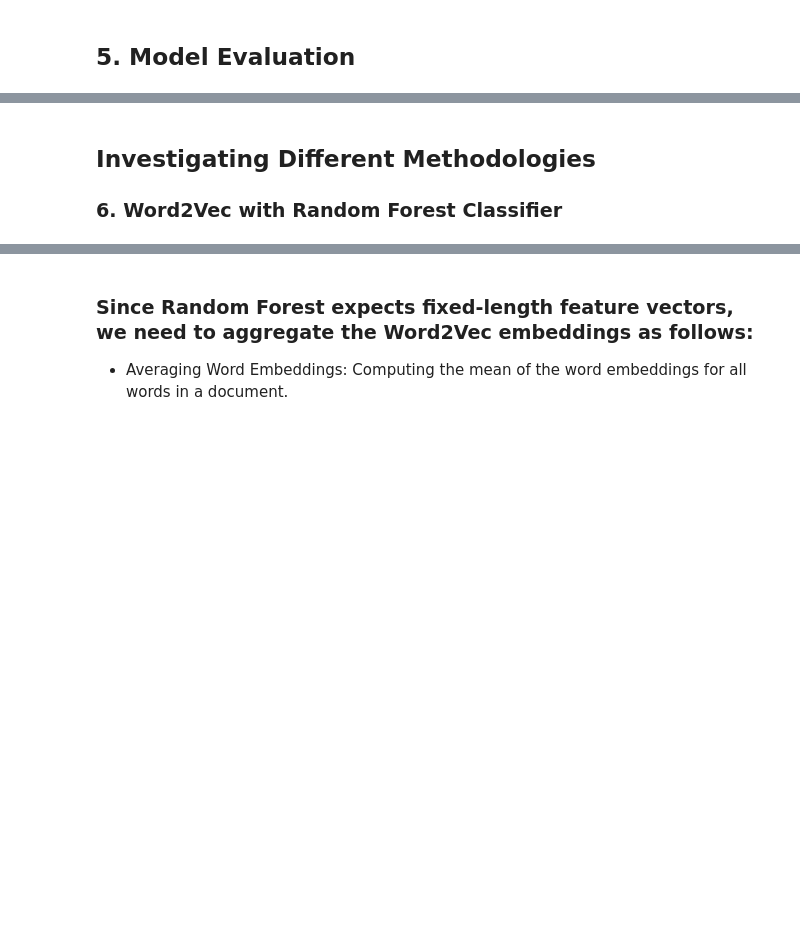
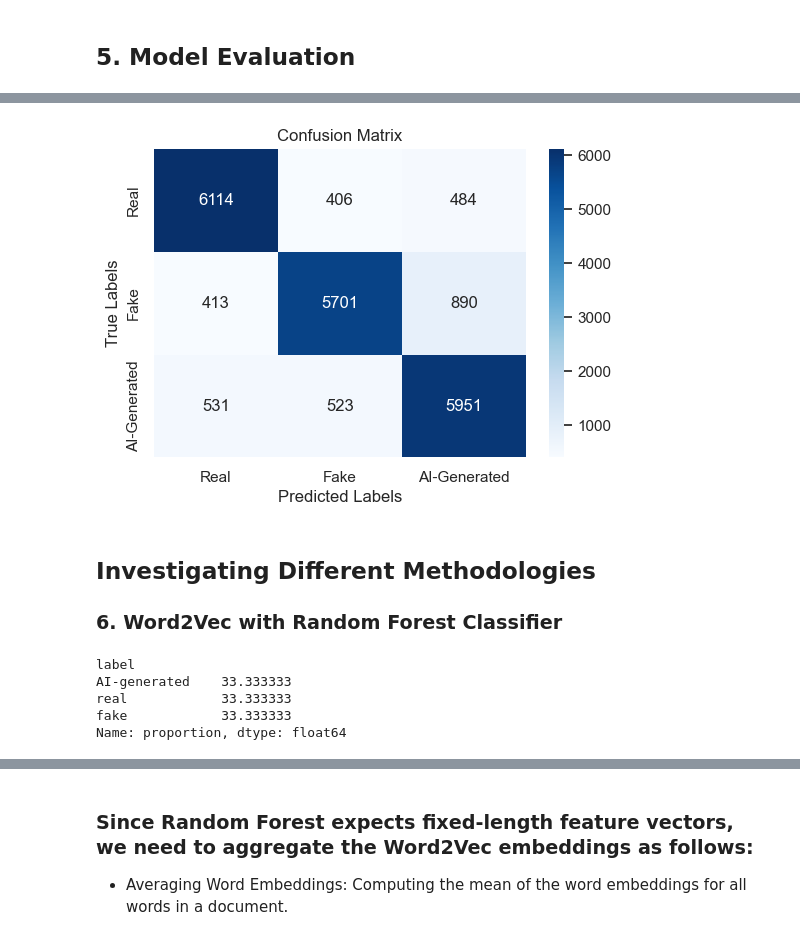
Before and after one commit to yasmine-11/FP-Fake-News-Detection, a Jupyter notebook: Fake-News-Detection.ipynb, the cells around one changed output, grey strips where cells are left out. Drawn from its saved outputs; the diff is of its cells as text; code cells hidden in the pictures; blank space fills up the shorter version.

```diff
--- a/Fake-News-Detection.ipynb
+++ b/Fake-News-Detection.ipynb
@@ -902,9 +902,7 @@ Spliting the dataset into training, validation, and testing sets:
 from sklearn.model_selection import train_test_split
 
 # Splitting the dataset into 80% training and 20% testing.
-train_df, test_df = train_test_split(merged_df, test_size=0.2, stratify=merged_df['label'], random_state=42)
-# Then taking 20% of the 80% training data (16% of the original dataset) for validation.
-train_df, val_df = train_test_split(train_df, test_size=0.2, stratify=train_df['label'], random_state=42)
+train_df, test_df = train_test_split(balanced_df, test_size=0.2, stratify=balanced_df['label'], random_state=42)
 # %% [markdown]
 ### 4.2 Vectorization with TF-IDF
 # %%
@@ -935,6 +933,6 @@ model.fit(X_train, y_train)
 # %%
 # Validation Predictions
-y_pred = model.predict(X_val)
+y_pred = model.predict(X_test)
 # %% [markdown]
 ## 5. Model Evaluation
 # %%
@@ -952,25 +958,33 @@ print(classification_report(y_test, y_test_pred, target_names=le.classes_))
 # %%
 from sklearn.metrics import confusion_matrix
 
 # Define the label names
 labels = ['Real', 'Fake', 'AI-Generated']
 
 # Compute confusion matrix
-cm = confusion_matrix(y_val, y_pred)
+cm = confusion_matrix(y_test, y_pred)
 
 # Plot confusion matrix with clearer labels
 plt.figure(figsize=(6, 4))
 sns.heatmap(cm, annot=True, fmt='g', cmap='Blues',
             xticklabels=labels, yticklabels=labels)
 plt.xlabel('Predicted Labels')
 plt.ylabel('True Labels')
 plt.title('Confusion Matrix')
 plt.show()
+# %% [output]
+[figure, added]
 # %% [markdown]
 ## Investigating Different Methodologies
 ### 6. Word2Vec with Random Forest Classifier
 # %%
 # print percentage of each label
-print(merged_df['label'].value_counts(normalize=True) * 100)
+print(balanced_df['label'].value_counts(normalize=True) * 100)
+# %% [output]
+label
+AI-generated    33.333333
+real            33.333333
+fake            33.333333
+Name: proportion, dtype: float64
 # %%
 # Retokenizing the text into lists of words
```
Also changed, not shown: parts of 40 cells of this notebook.
